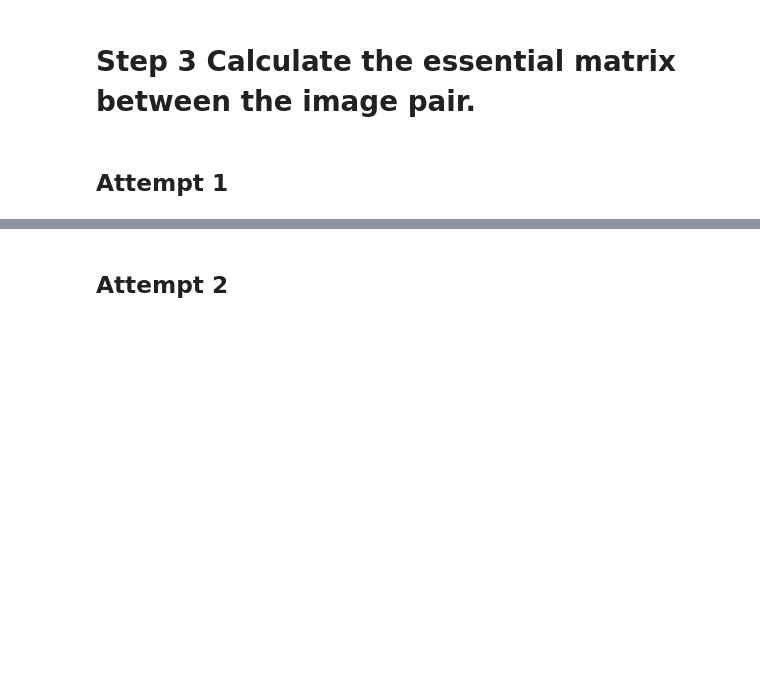
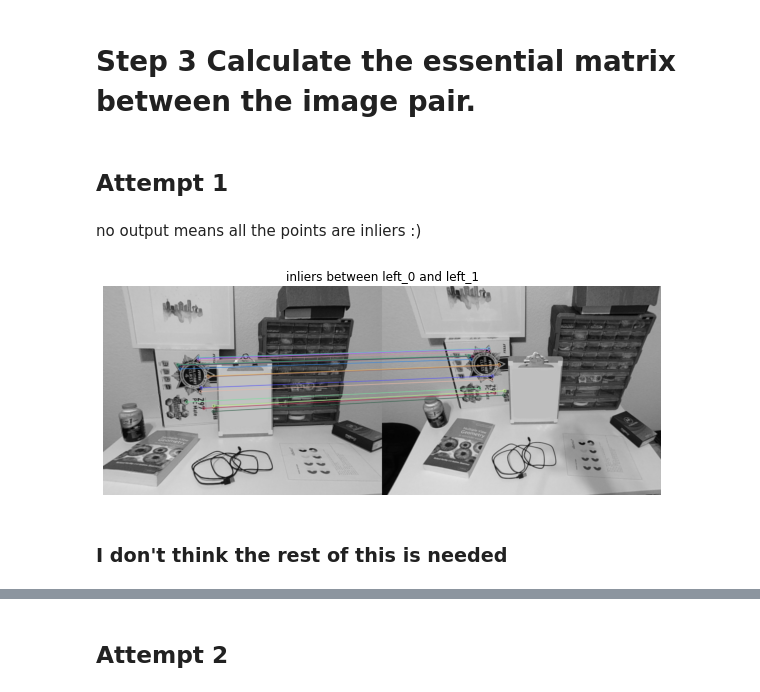
Before and after one commit to eshangaur/Perception-in-Robotics, a Jupyter notebook: project_2b/code/task_7/task_7.ipynb, the cells around one changed output, grey strips where cells are left out. Saved outputs shown, nothing was run; the diff lists cells and outputs as text; code cells hidden in the pictures; blank space fills up the shorter version.

```diff
--- a/project_2b/code/task_7/task_7.ipynb
+++ b/project_2b/code/task_7/task_7.ipynb
@@ -204,3 +159,13 @@ F = np.mat(F)
+# %% [markdown]
+no output means all the points are inliers :)
+# %%
+img = cv2.drawMatches(left_0,kp_0,left_1,kp_1,matches[:18], None,flags=2)
+
+plot_figures({'inliers between left_0 and left_1':img})
+# %% [output]
+[figure, added]
+# %% [markdown]
+### I don't think the rest of this is needed
 # %%
 def drawlines(img1, img2, lines, pts1, pts2):
     """ img1 - image on which we draw the epilines for the points in img2
```
Also changed, not shown: parts of 23 cells of this notebook.
